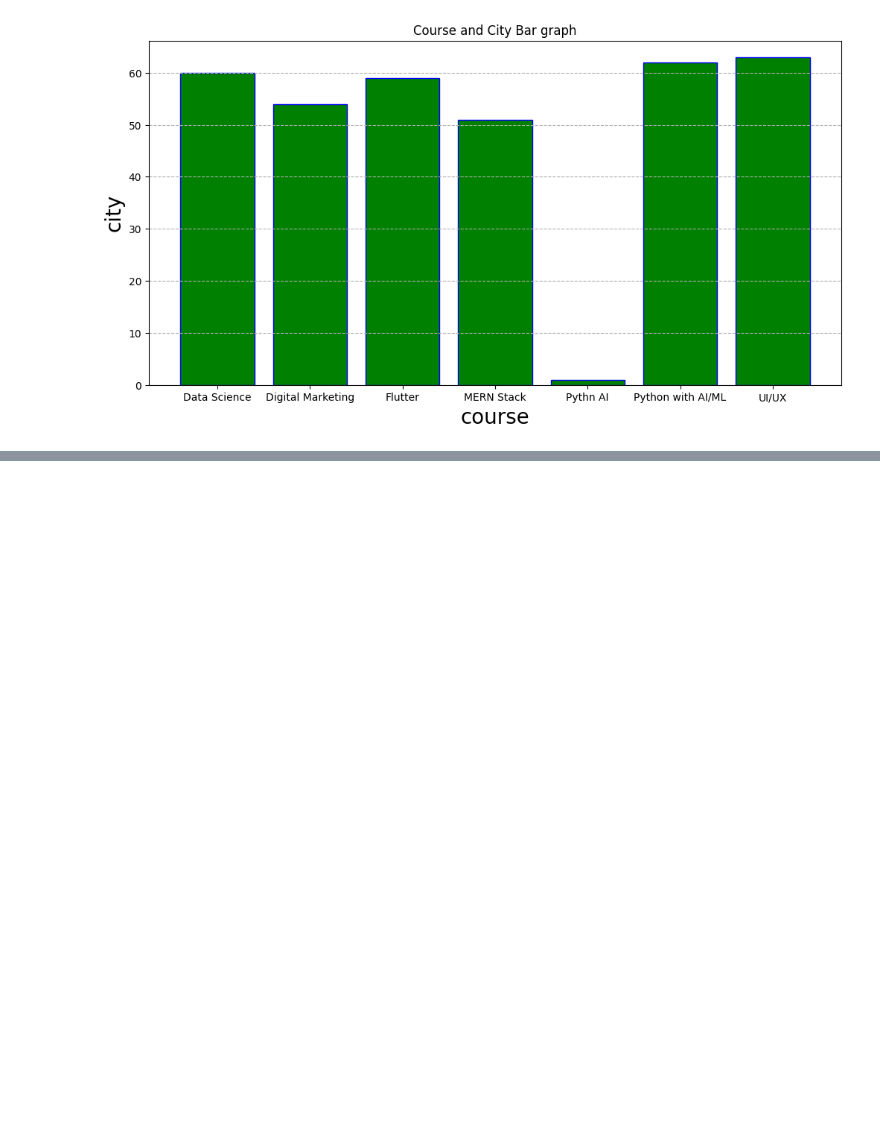
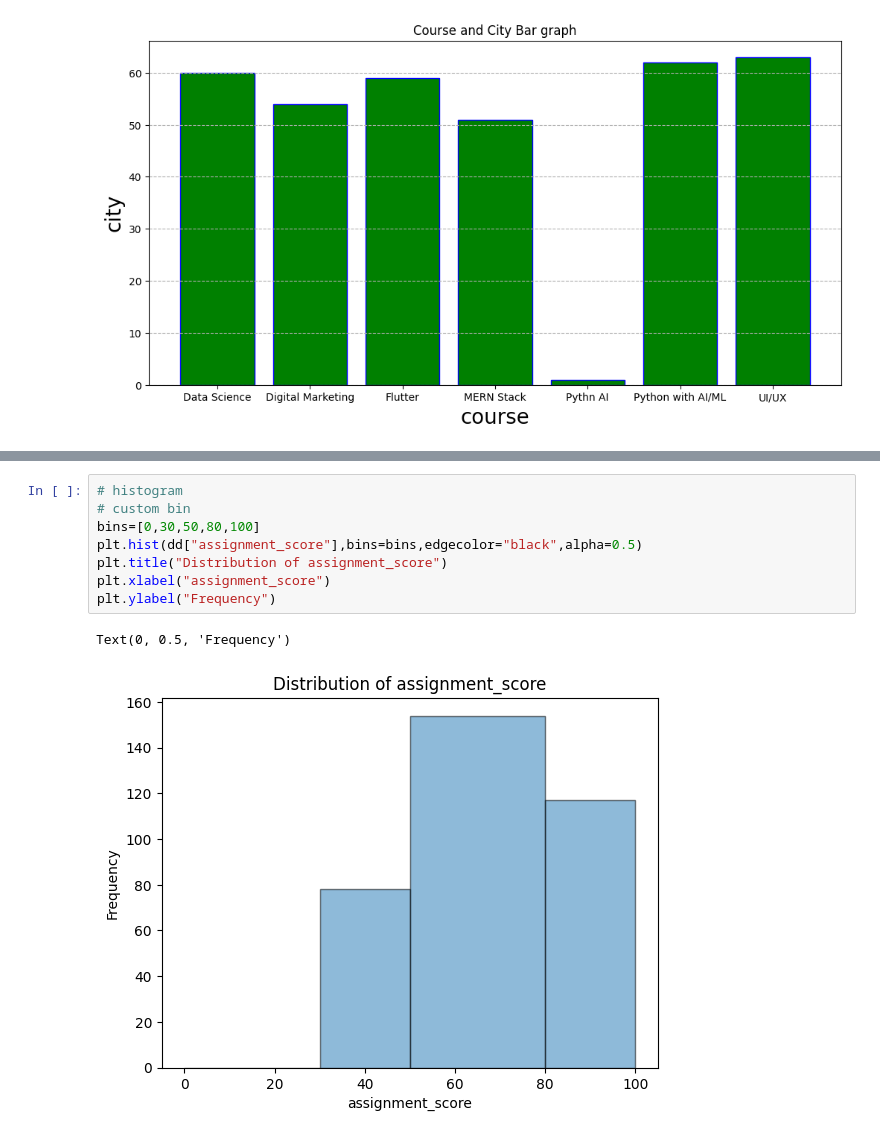
Before and after one commit to Bishwash074/ai_udan, a Jupyter notebook: week-4/matplotlib.ipynb, the cells around one changed output, grey strips where cells are left out. Cells and saved outputs as stored; diff of their text form; blank space fills up the shorter version.

```diff
--- a/week-4/matplotlib.ipynb
+++ b/week-4/matplotlib.ipynb
@@ -47,0 +92,11 @@ Name: city, dtype: int64
+# %%
+# histogram
+# custom bin
+bins=[0,30,50,80,100]
+plt.hist(dd["assignment_score"],bins=bins,edgecolor="black",alpha=0.5)
+plt.title("Distribution of assignment_score")
+plt.xlabel("assignment_score")
+plt.ylabel("Frequency")
+# %% [output]
+Text(0, 0.5, 'Frequency')
+[figure, added]
```
Also changed, not shown: parts of 8 cells of this notebook.
